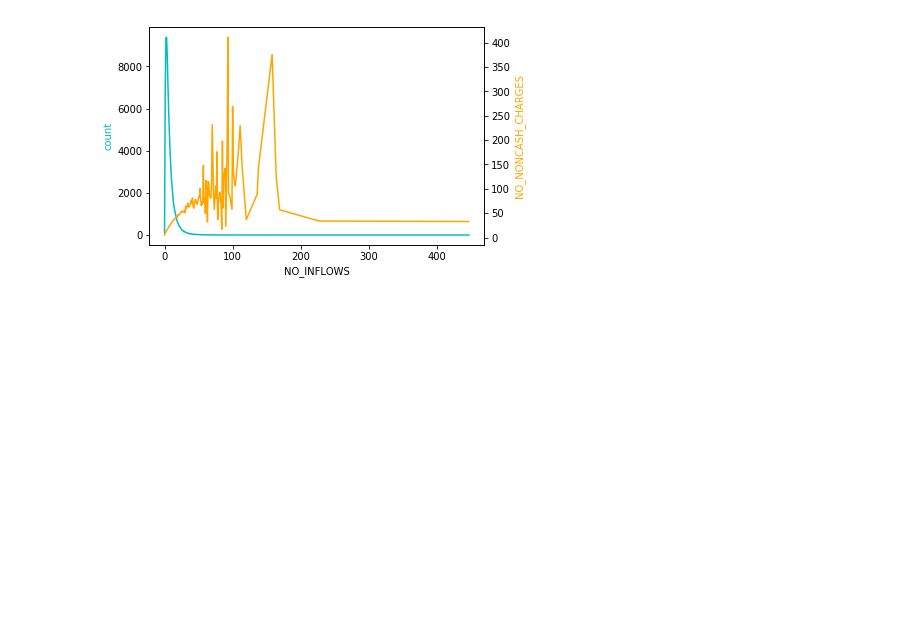
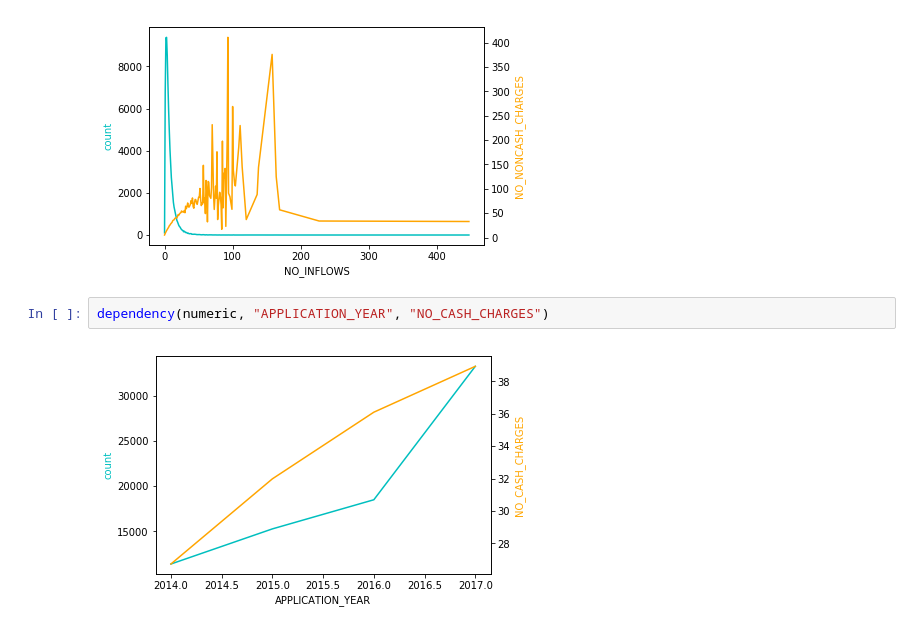
Before and after one commit to tasuki/TeamNameING, a Jupyter notebook: notebooks/Tom.ipynb, the cells around one changed output. Saved outputs shown, nothing was run; the diff lists cells and outputs as text; blank space fills up the shorter version.

```diff
--- a/notebooks/Tom.ipynb
+++ b/notebooks/Tom.ipynb
@@ -209,3 +223,7 @@ dependency(numeric, "AGE", "SENIORITY")
 dependency(numeric, "NO_INFLOWS", "NO_NONCASH_CHARGES")
 # %% [output]
 [figure]
+# %%
+dependency(numeric, "APPLICATION_YEAR", "NO_CASH_CHARGES")
+# %% [output]
+[figure, added]
```
Also changed, not shown: parts of 2 cells of this notebook.
